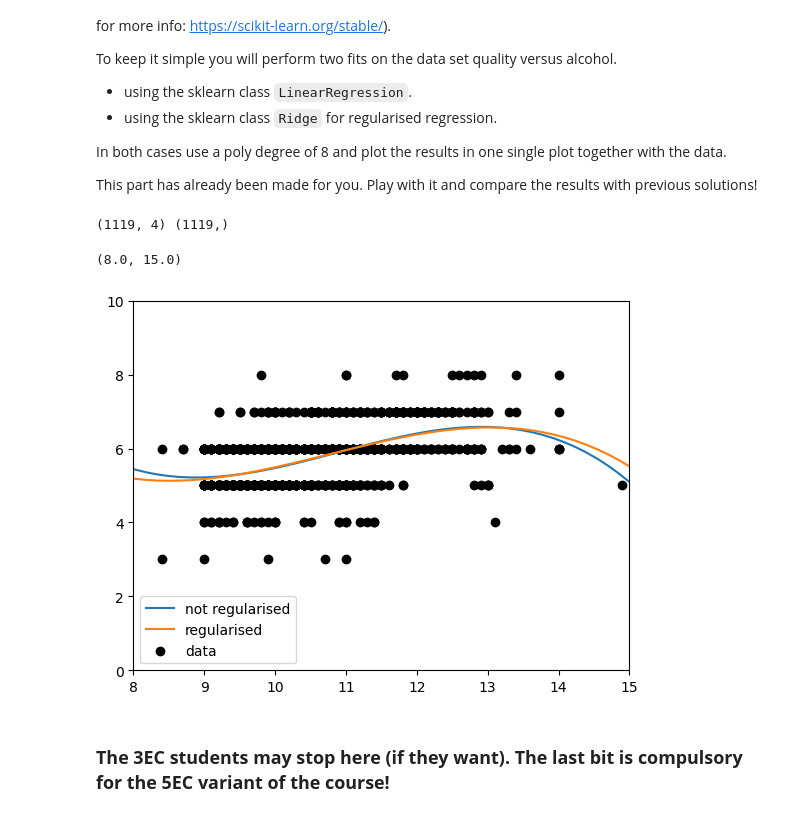
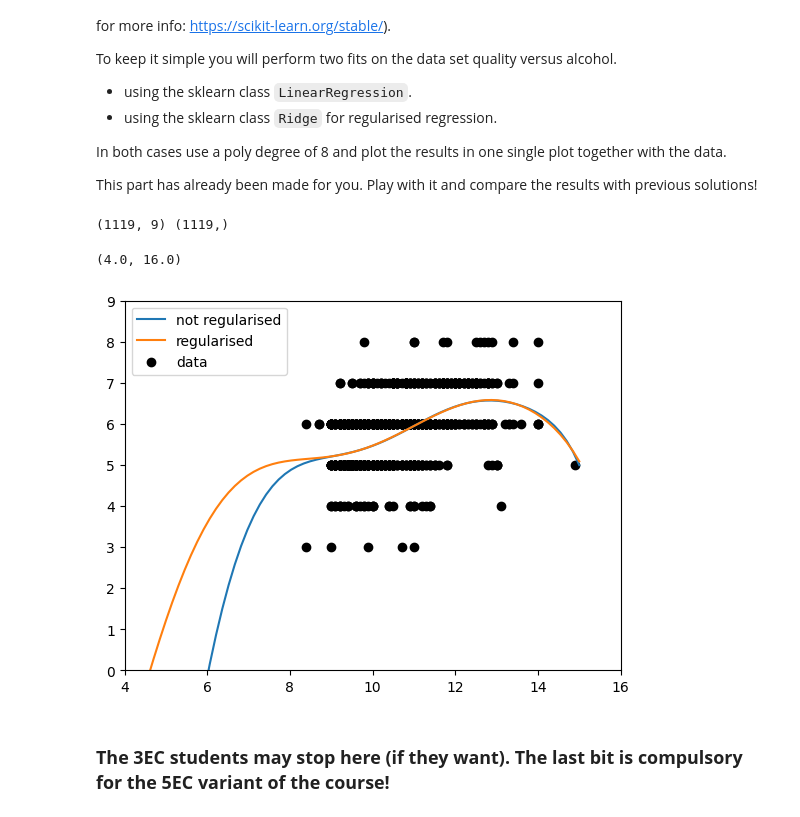
Before and after one commit to mard4/machine-learning, a Jupyter notebook: 1. Linear_Regression/linear_regression_2025_annarelli.ipynb, the cells around one changed output. Saved outputs shown, nothing was run; the diff lists cells and outputs as text; code cells hidden in the pictures.

```diff
--- a/1. Linear_Regression/linear_regression_2025_annarelli.ipynb
+++ b/1. Linear_Regression/linear_regression_2025_annarelli.ipynb
@@ -673,44 +674,44 @@ This part has already been made for you. Play with it and compare the results wi
 from sklearn.linear_model import LinearRegression, Ridge
 # %%
 
-degree = 3
+degree = 8
 
 # create instances of the regression and of the regularised regression model
 reg = LinearRegression(fit_intercept=False)  # we have the bias included in X, so no sepearte intercept is required.
 reg_ridge = Ridge(alpha=0.001, fit_intercept=False)
 
 # prepare the data train set
 X = polynomials(xdata_train, degree)
 y = ydata_train
 
 print(X.shape,y.shape)
 
 # train the model
 reg.fit(X, y)
 reg_ridge.fit(X,y)
 
 # Create a feature matrix X for the prediction
 NUM_SAMPLES = 100
 features = np.linspace(0, 15, num=NUM_SAMPLES)
 X_pred = polynomials(features, degree)
 
 # predict the corresponding labels
 y_pred = reg.predict(X_pred)
 y_pred_ridge = reg_ridge.predict(X_pred)
 
 # plot the predictions
 plt.plot(features, y_pred, label='not regularised')
 plt.plot(features, y_pred_ridge, label='regularised')
 
 # plot the original data
 plt.scatter(xdata_train,ydata_train, c='k', label='data')
 plt.legend()
-plt.ylim(0, 10)
-plt.xlim(8, 15)
+plt.ylim(0, 9)
+plt.xlim(4, 16)
 # %% [output]
-(1119, 4) (1119,)
+(1119, 9) (1119,)
-(8.0, 15.0)
+(4.0, 16.0)
-[figure, old version]
+[figure, new version]
 # %% [markdown]
 ### __The 3EC students may stop here (if they want). The last bit is compulsory for the 5EC variant of the course!__
 # %% [markdown]
```
Also changed, not shown: parts of 10 cells of this notebook, 2 other files.
